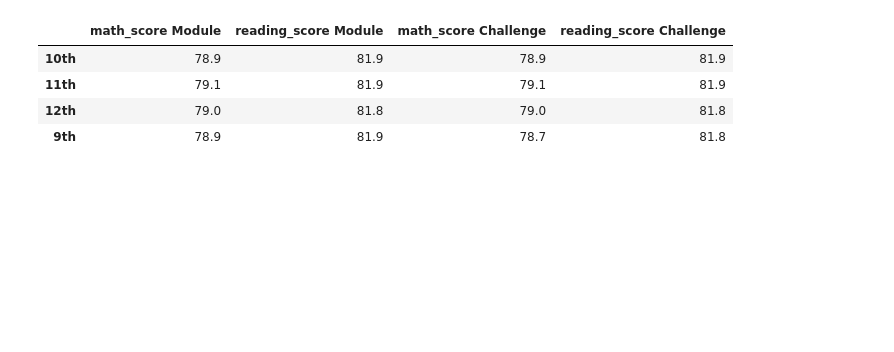
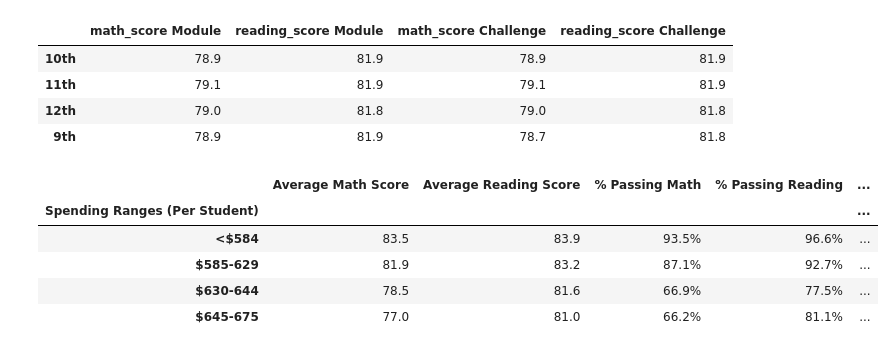
Before and after one commit to loc-nt/School_District_Analysis, a Jupyter notebook: PyCitySchools_Challenge.ipynb, the cells around one changed output. Cells and saved outputs as stored; diff of their text form; code cells hidden in the pictures; blank space fills up the shorter version.

```diff
--- a/PyCitySchools_Challenge.ipynb
+++ b/PyCitySchools_Challenge.ipynb
@@ -1057,7 +1057,6 @@ per_passing_math_reading_CH = per_passing_math_reading_CH.groupby(["school_name"
 per_overall_passing_percentage_CH = per_passing_math_reading_CH / per_school_counts * 100
 
 # Adding a list of values with keys to create a new DataFrame.
-
 per_school_summary_CH = pd.DataFrame({
              "School Type": per_school_types,
              "Total Students": per_school_counts,
@@ -1068,6 +1067,8 @@ per_school_summary_CH = pd.DataFrame({
            "% Passing Math": per_school_passing_math_CH,
            "% Passing Reading": per_school_passing_reading_CH,
            "% Overall Passing": per_overall_passing_percentage_CH})
+# Duplicate a table for calculation later:
+school_summary_numeric_CH = per_school_summary_CH.copy()
 
 # Format:
 per_school_summary_CH["Total Students"] = per_school_summary_CH["Total Students"].map("{:,.0f}".format)
@@ -1156,45 +1157,49 @@ group_grade
 | 12th | 79.0 | 81.8 | 79.0 | 81.8 |
 | 9th | 78.9 | 81.9 | 78.7 | 81.8 |
 # %%
-# Establish the spending bins and group names.
+# Recalculate scores by school spending:
+    # Establish the spending bins and group names.
 spending_bins = [0, 585, 630, 645, 675]
 group_names = ["<$584", "$585-629", "$630-644", "$645-675"]
 
-# Categorize spending based on the bins.
-per_school_summary_df["Spending Ranges (Per Student)"] = pd.cut(per_school_capita, spending_bins, labels=group_names)
+    # Categorize spending based on the bins.
+school_summary_numeric_CH["Spending Ranges (Per Student)"] = pd.cut(per_school_capita, spending_bins, labels=group_names)
 
-per_school_summary_df
+    # Calculate averages for the desired columns.
+spending_math_scores_CH = school_summary_numeric_CH.groupby(["Spending Ranges (Per Student)"]).mean()["Average Math Score"]
 
-# Calculate averages for the desired columns.
-spending_math_scores = per_school_summary_df.groupby(["Spending Ranges (Per Student)"]).mean()["Average Math Score"]
+spending_reading_scores_CH = school_summary_numeric_CH.groupby(["Spending Ranges (Per Student)"]).mean()["Average Reading Score"]
 
-spending_reading_scores = per_school_summary_df.groupby(["Spending Ranges (Per Student)"]).mean()["Average Reading Score"]
+spending_passing_math_CH = school_summary_numeric_CH.groupby(["Spending Ranges (Per Student)"]).mean()["% Passing Math"]
 
-spending_passing_math = per_school_summary_df.groupby(["Spending Ranges (Per Student)"]).mean()["% Passing Math"]
+spending_passing_reading_CH = school_summary_numeric_CH.groupby(["Spending Ranges (Per Student)"]).mean()["% Passing Reading"]
 
-spending_passing_reading = per_school_summary_df.groupby(["Spending Ranges (Per Student)"]).mean()["% Passing Reading"]
-
-overall_passing_spending = per_school_summary_df.groupby(["Spending Ranges (Per Student)"]).mean()["% Overall Passing"]
+overall_passing_spending_CH = school_summary_numeric_CH.groupby(["Spending Ranges (Per Student)"]).mean()["% Overall Passing"]
 
 # Assemble into DataFrame.
-spending_summary_df = pd.DataFrame({
-          "Average Math Score" : spending_math_scores,
-          "Average Reading Score": spending_reading_scores,
-          "% Passing Math": spending_passing_math,
-          "% Passing Reading": spending_passing_reading,
-          "% Overall Passing": overall_passing_spending})
-
-spending_summary_df
+spending_summary_CH = pd.DataFrame({
+          "Average Math Score" : spending_math_scores_CH,
+          "Average Reading Score": spending_reading_scores_CH,
+          "% Passing Math": spending_passing_math_CH,
+          "% Passing Reading": spending_passing_reading_CH,
+          "% Overall Passing": overall_passing_spending_CH})
 
 # Formatting
-spending_summary_df["Average Math Score"] = spending_summary_df["Average Math Score"].map("{:.1f}".format)
+spending_summary_CH["Average Math Score"] = spending_summary_CH["Average Math Score"].map("{:.1f}".format)
 
-spending_summary_df["Average Reading Score"] = spending_summary_df["Average Reading Score"].map("{:.1f}".format)
+spending_summary_CH["Average Reading Score"] = spending_summary_CH["Average Reading Score"].map("{:.1f}".format)
 
-spending_summary_df["% Passing Math"] = spending_summary_df["% Passing Math"].map("{:.0f}".format)
+spending_summary_CH["% Passing Math"] = spending_summary_CH["% Passing Math"].map("{:.1f}%".format)
 
-spending_summary_df["% Passing Reading"] = spending_summary_df["% Passing Reading"].map("{:.0f}".format)
+spending_summary_CH["% Passing Reading"] = spending_summary_CH["% Passing Reading"].map("{:.1f}%".format)
 
-spending_summary_df["% Overall Passing"] = spending_summary_df["% Overall Passing"].map("{:.0f}".format)
+spending_summary_CH["% Overall Passing"] = spending_summary_CH["% Overall Passing"].map("{:.1f}%".format)
 
-spending_summary_df
+spending_summary_CH
+# %% [output]
+|  | Average Math Score | Average Reading Score | % Passing Math | % Passing Reading | ... |
+| Spending Ranges (Per Student) |  |  |  |  | ... |
+| <$584 | 83.5 | 83.9 | 93.5% | 96.6% | ... |
+| $585-629 | 81.9 | 83.2 | 87.1% | 92.7% | ... |
+| $630-644 | 78.5 | 81.6 | 66.9% | 77.5% | ... |
+| $645-675 | 77.0 | 81.0 | 66.2% | 81.1% | ... |
```
Also changed, not shown: parts of 2 cells of this notebook.
